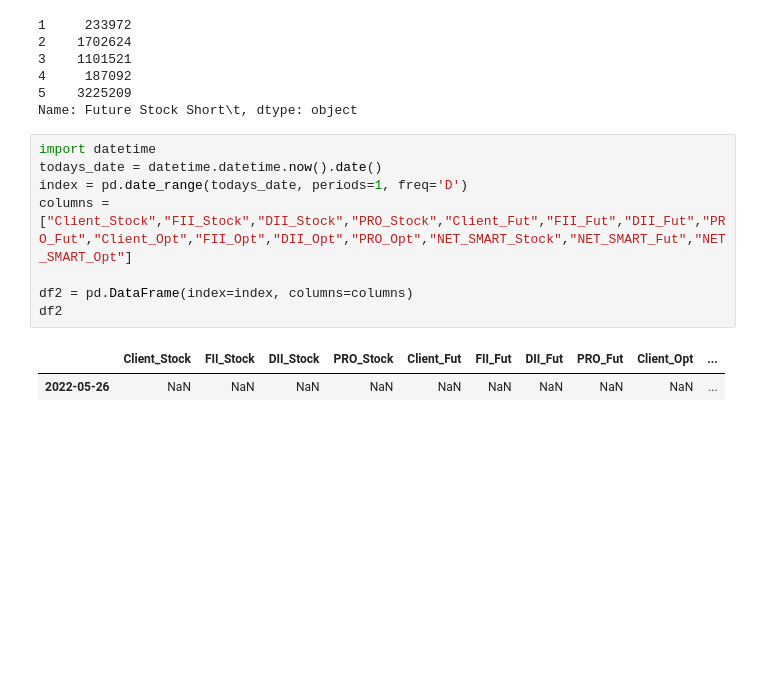
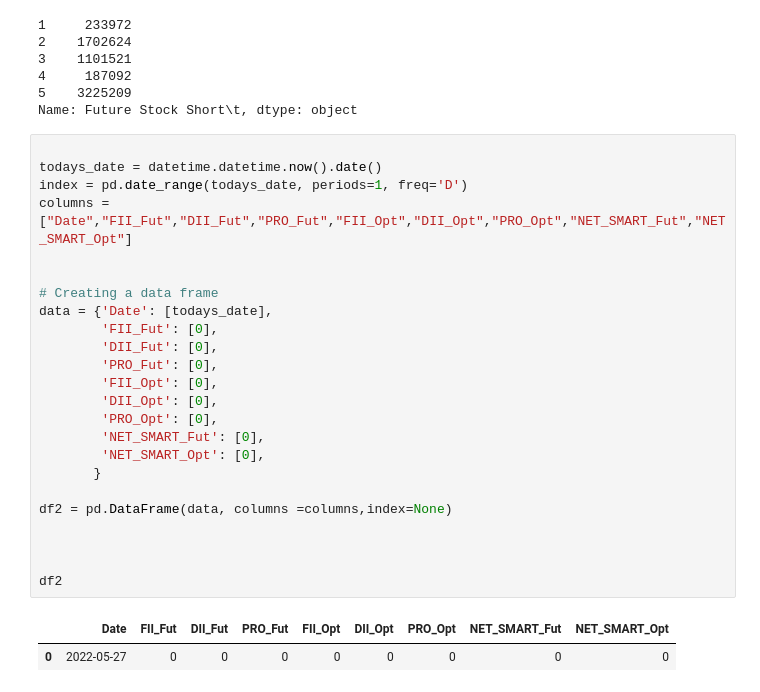
Before and after one commit to gkondayya/Options, a Jupyter notebook: BigPlayers.ipynb, the cells around one changed output. Drawn from its saved outputs; the diff is of its cells as text; blank space fills up the shorter version.

```diff
--- a/BigPlayers.ipynb
+++ b/BigPlayers.ipynb
@@ -44,16 +46,32 @@ df['Future Stock Short\t']
 5    3225209
 Name: Future Stock Short\t, dtype: object
 # %%
-import datetime
+
 todays_date = datetime.datetime.now().date()
 index = pd.date_range(todays_date, periods=1, freq='D')
-columns = ["Client_Stock","FII_Stock","DII_Stock","PRO_Stock","Client_Fut","FII_Fut","DII_Fut","PRO_Fut","Client_Opt","FII_Opt","DII_Opt","PRO_Opt","NET_SMART_Stock","NET_SMART_Fut","NET_SMART_Opt"]
+columns = ["Date","FII_Fut","DII_Fut","PRO_Fut","FII_Opt","DII_Opt","PRO_Opt","NET_SMART_Fut","NET_SMART_Opt"]
 
-df2 = pd.DataFrame(index=index, columns=columns)
+
+# Creating a data frame
+data = {'Date': [todays_date],
+        'FII_Fut': [0],
+        'DII_Fut': [0],
+        'PRO_Fut': [0],
+        'FII_Opt': [0],
+        'DII_Opt': [0],
+        'PRO_Opt': [0],
+        'NET_SMART_Fut': [0],
+        'NET_SMART_Opt': [0],
+       }
+
+df2 = pd.DataFrame(data, columns =columns,index=None)
+
+
+
 df2
 # %% [output]
-|  | Client_Stock | FII_Stock | DII_Stock | PRO_Stock | Client_Fut | FII_Fut | DII_Fut | PRO_Fut | Client_Opt | ... |
-| 2022-05-26 | NaN | NaN | NaN | NaN | NaN | NaN | NaN | NaN | NaN | ... |
+|  | Date | FII_Fut | DII_Fut | PRO_Fut | FII_Opt | DII_Opt | PRO_Opt | NET_SMART_Fut | NET_SMART_Opt |
+| 0 | 2022-05-27 | 0 | 0 | 0 | 0 | 0 | 0 | 0 | 0 |
 # %%
 df['Future Index Long'] = df['Future Index Long'].astype(int)
 df['Future Index Short'] = df['Future Index Short'].astype(int)
```
Also changed, not shown: parts of 16 cells of this notebook.
